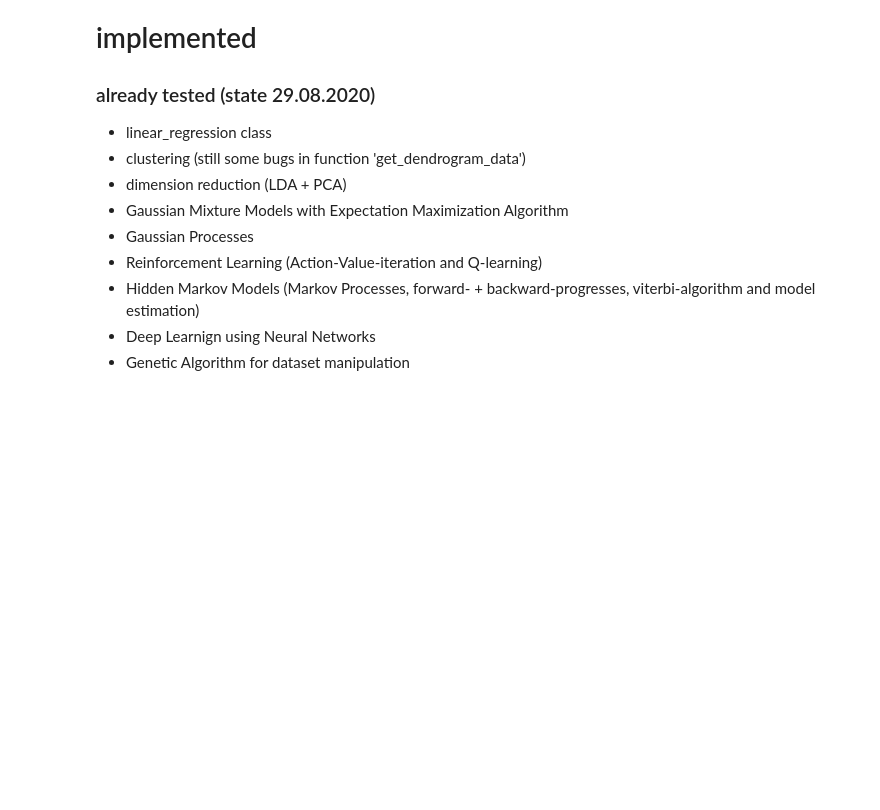
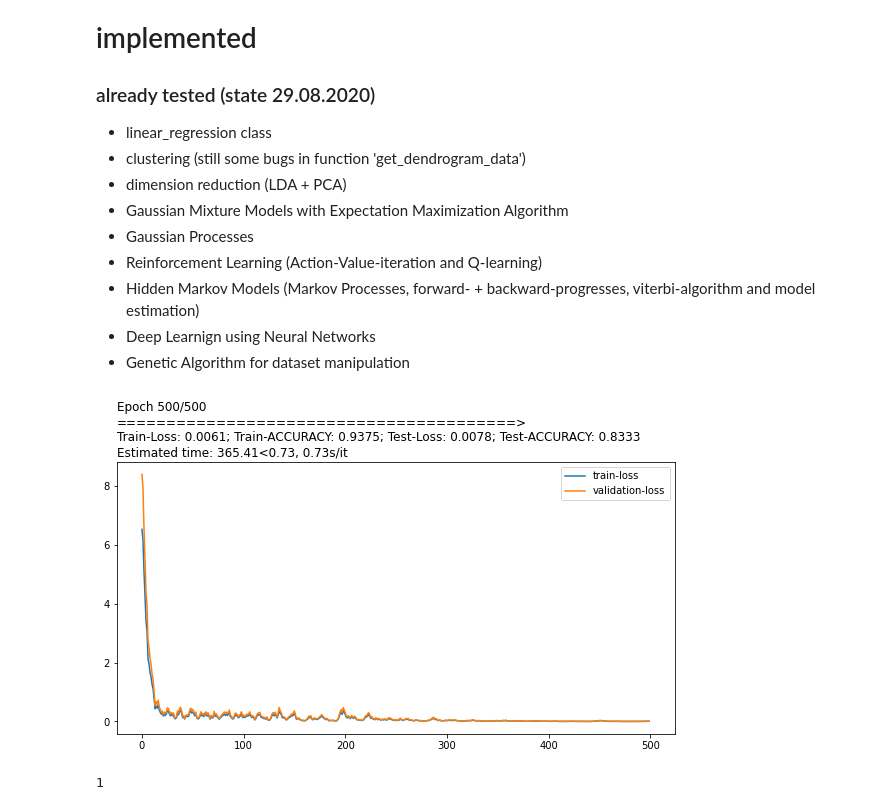
Before and after one commit to papstchaka/basic_ml, a Jupyter notebook: Test.ipynb, the cells around one changed output. Saved outputs shown, nothing was run; the diff lists cells and outputs as text; code cells hidden in the pictures; blank space fills up the shorter version.

Commit message:
updated testing for deep_learning

```diff
--- a/Test.ipynb
+++ b/Test.ipynb
@@ -229 +191,56 @@
+# %%
+import numpy as np
+
+the_x = np.array([
+    [0,0,0,0,0,0,0,0,0], [0,1,0,0,0,0,0,1,0], [0,0,1,0,0,0,1,0,0],
+    [0,0,0,1,0,1,0,0,0], [0,0,0,0,1,0,0,0,0], [0,0,0,1,0,1,0,0,0],
+    [0,0,1,0,0,0,1,0,0], [0,1,0,0,0,0,0,1,0], [0,0,0,0,0,0,0,0,0]
+])
+the_o = np.array([
+    [0,0,0,0,0,0,0,0,0], [0,0,0,1,1,1,0,0,0], [0,0,1,0,0,0,1,0,0],
+    [0,1,0,0,0,0,0,1,0], [0,1,0,0,0,0,0,1,0], [0,1,0,0,0,0,0,1,0],
+    [0,0,1,0,0,0,1,0,0], [0,0,0,1,1,1,0,0,0], [0,0,0,0,0,0,0,0,0]
+])
+
+def shuffle(data:np.array) -> np.array:
+    new_data = data.copy()
+    num_ones = new_data[new_data == 1]
+    zeros = np.zeros(int(num_ones.__len__() * np.random.randint(0,2) / 10))
+    ones = np.ones(num_ones.__len__() - zeros.__len__())
+    new_ones = np.append(ones,zeros)
+    np.random.shuffle(new_ones)
+    new_data[new_data == 1] = new_ones
+    return new_data
+
+sample_size = 10
+batch_size = 4
+
+dim1, dim2 = the_x.shape
+Xx = np.array([shuffle(the_x) for _ in range(sample_size)])
+Ox = np.array([shuffle(the_o) for _ in range(sample_size)])
+Xy = np.array([np.array([1]) for _ in range(sample_size)])
+Oy = np.array([np.array([0]) for _ in range(sample_size)])
+X = np.append(Xx, Ox).reshape(-1, dim1, dim2, 1)
+y = np.append(Xy, Oy).reshape(-1, 1)
+X_test = shuffle(the_x).reshape(1, dim1, dim2, 1)
+y_test = np.array([1]).reshape(1,-1)
+
+from library.deep_learning import Dense, ReLU, Convolution, Pooling, Dropout, Flatten, ClassifierNetwork
+
+
+print(X.shape, y.shape)
+network = []
+network.append(Convolution(12, 3, activation_function = "relu"))
+network.append(Pooling())
+network.append(ReLU())
+network.append(Flatten())
+network.append(Dense(30, activation_function = "relu"))
+network.append(Dense(2))
+
+nn = ClassifierNetwork(network)
+nn.train(X, y, batch_size = batch_size, epochs = int(5*1e2), loss_func="categorical-cross-entropy", verbose = 1)
+nn.predict(X_test, y_test)
+# %% [output]
+[figure, added]
+1
 # %%
```
Also changed, not shown: parts of 2 cells of this notebook.
